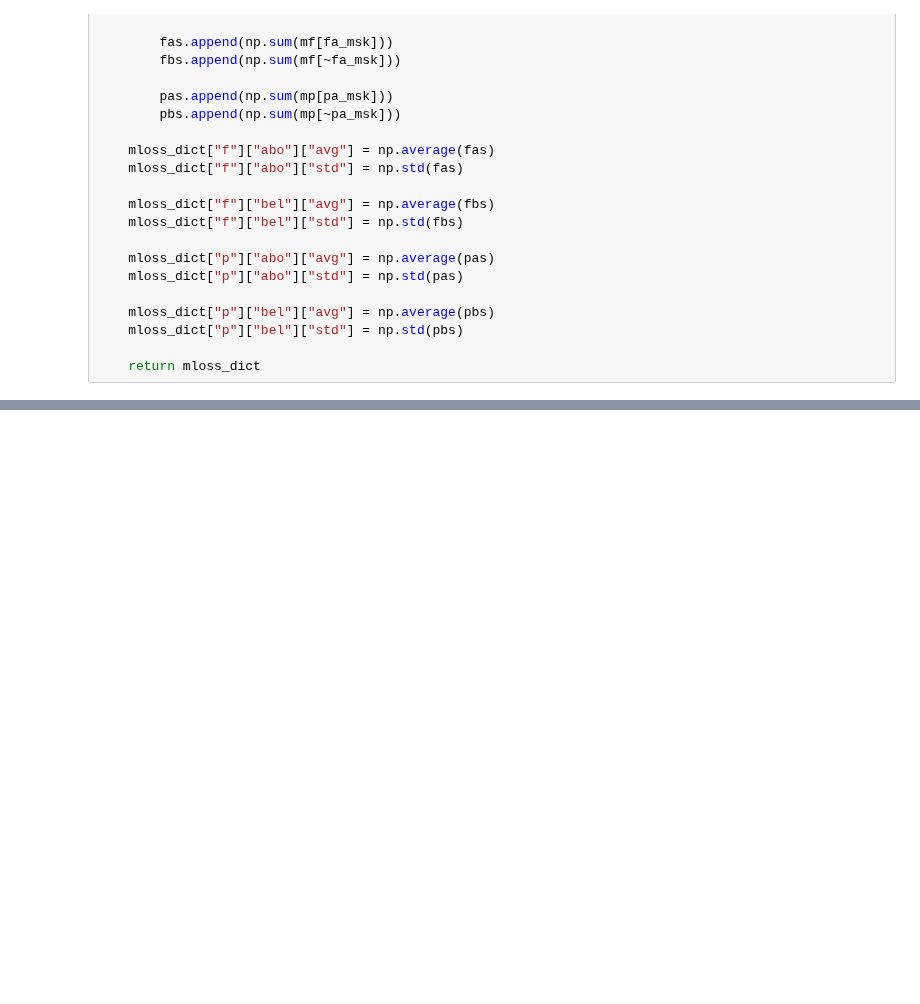
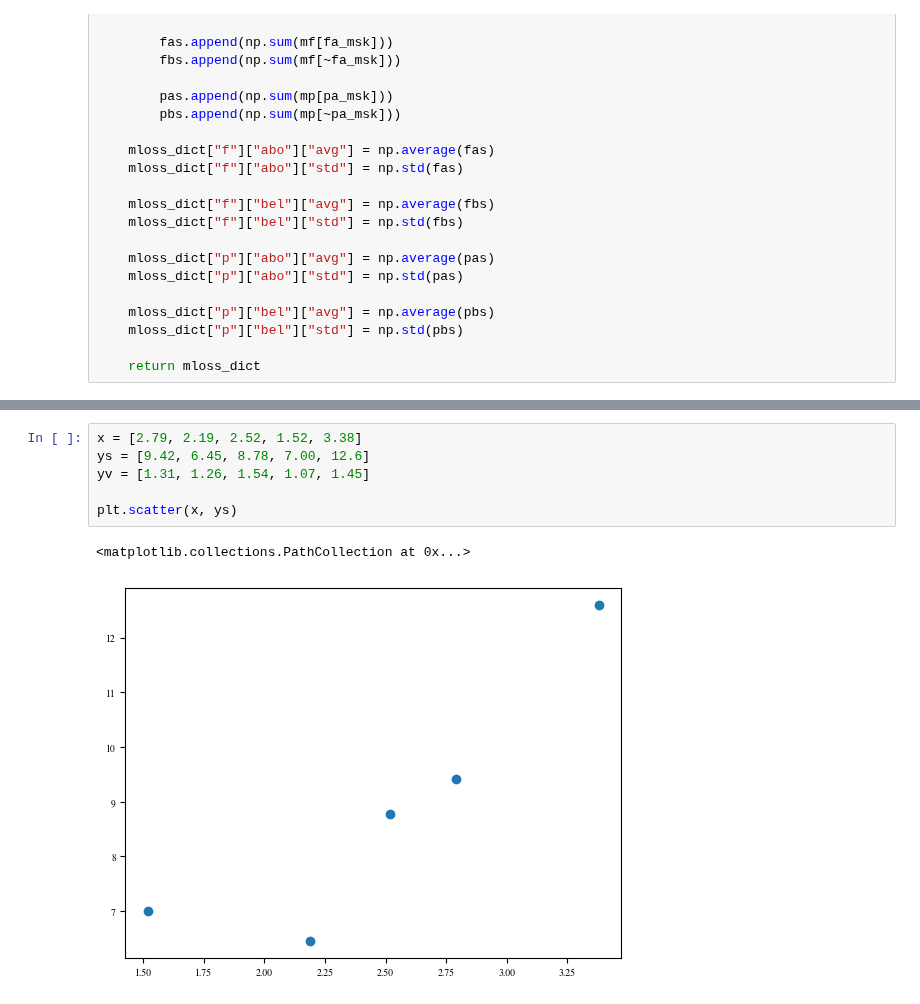
Before and after one commit to finn-pal/cluster_destruction, a Jupyter notebook: notebooks/boundaries.ipynb, the cells around one changed output, grey strips where cells are left out. Drawn from its saved outputs; the diff is of its cells as text; blank space fills up the shorter version.

```diff
--- a/notebooks/boundaries.ipynb
+++ b/notebooks/boundaries.ipynb
@@ -2667,0 +2926,9 @@ mf, bf = fit_fut_dict[sim]["in"]["avg"]["m"], fit_fut_dict[sim]["in"]["avg"]["b"
+# %%
+x = [2.79, 2.19, 2.52, 1.52, 3.38]
+ys = [9.42, 6.45, 8.78, 7.00, 12.6]
+yv = [1.31, 1.26, 1.54, 1.07, 1.45]
+
+plt.scatter(x, ys)
+# %% [output]
+<matplotlib.collections.PathCollection at 0x...>
+[figure, added]
```
Also changed, not shown: parts of 33 cells of this notebook, 10 other files.
